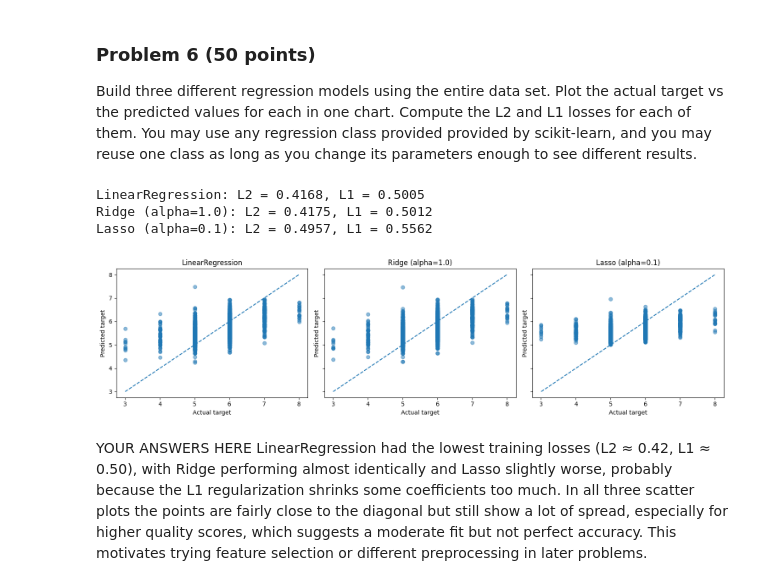
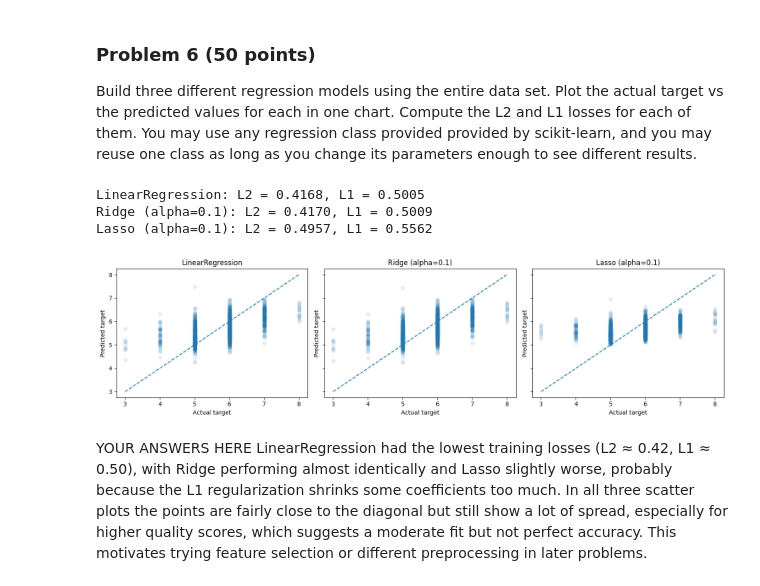
Before and after one commit to aarondan-create/dx602-final-project, a Jupyter notebook: project.ipynb, the cells around one changed output. Cells and saved outputs as stored; diff of their text form; code cells hidden in the pictures.

```diff
--- a/project.ipynb
+++ b/project.ipynb
@@ -328,7 +326,7 @@ y = target.values
 # 3 different regression models
 models = {
     "LinearRegression": linear_model.LinearRegression(),
-    "Ridge (alpha=1.0)": linear_model.Ridge(alpha=1.0),
+    "Ridge (alpha=0.1)": linear_model.Ridge(alpha=0.1),
     "Lasso (alpha=0.1)": linear_model.Lasso(alpha=0.1)
 }
 
@@ -337,36 +335,36 @@ losses = {}
 
 for name, model in models.items():
     model.fit(X, y)
     y_pred = model.predict(X)
     predictions[name] = y_pred
 
     # L2 (mean squared error) and L1 (mean absolute error)
     l2 = np.mean((y - y_pred) ** 2)
     l1 = np.mean(np.abs(y - y_pred))
     losses[name] = {"L2": l2, "L1": l1}
 
     print(f"{name}: L2 = {l2:.4f}, L1 = {l1:.4f}")
 
 
 
 fig, axes = plt.subplots(1, 3, figsize=(15, 4), sharex=True, sharey=True)
 
 y_min, y_max = y.min(), y.max()
 
 for ax, (name, y_pred) in zip(axes, predictions.items()):
-    ax.scatter(y, y_pred, alpha=0.5)
+    ax.scatter(y, y_pred, alpha=0.1)
     ax.plot([y_min, y_max], [y_min, y_max], "--")
     ax.set_title(name)
     ax.set_xlabel("Actual target")
     ax.set_ylabel("Predicted target")
 
 plt.tight_layout()
 plt.show()
 # %% [output]
 LinearRegression: L2 = 0.4168, L1 = 0.5005
-Ridge (alpha=1.0): L2 = 0.4175, L1 = 0.5012
+Ridge (alpha=0.1): L2 = 0.4170, L1 = 0.5009
 Lasso (alpha=0.1): L2 = 0.4957, L1 = 0.5562
-[figure, old version]
+[figure, new version]
 # %% [markdown]
 YOUR ANSWERS HERE
 LinearRegression had the lowest training losses (L2 ≈ 0.42, L1 ≈ 0.50), with Ridge performing almost identically and Lasso slightly worse, probably because the L1 regularization shrinks some coefficients too much. In all three scatter plots the points are fairly close to the diagonal but still show a lot of spread, especially for higher quality scores, which suggests a moderate fit but not perfect accuracy. This motivates trying feature selection or different preprocessing in later problems.
```
Also changed, not shown: parts of 11 cells of this notebook.
